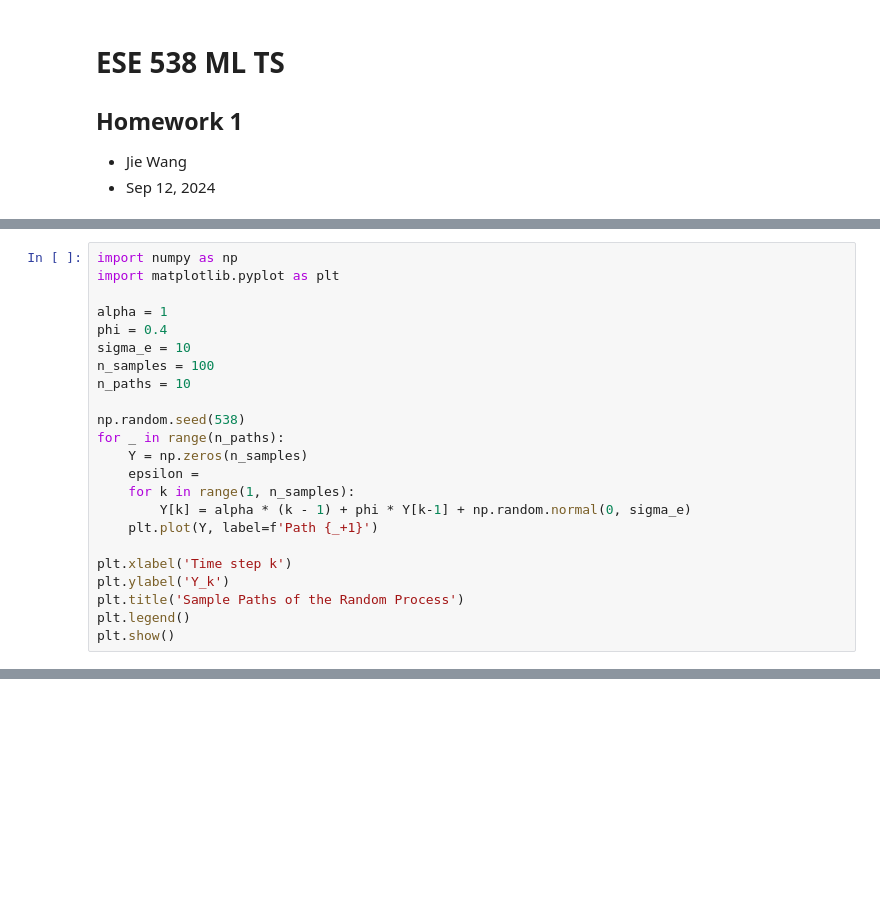
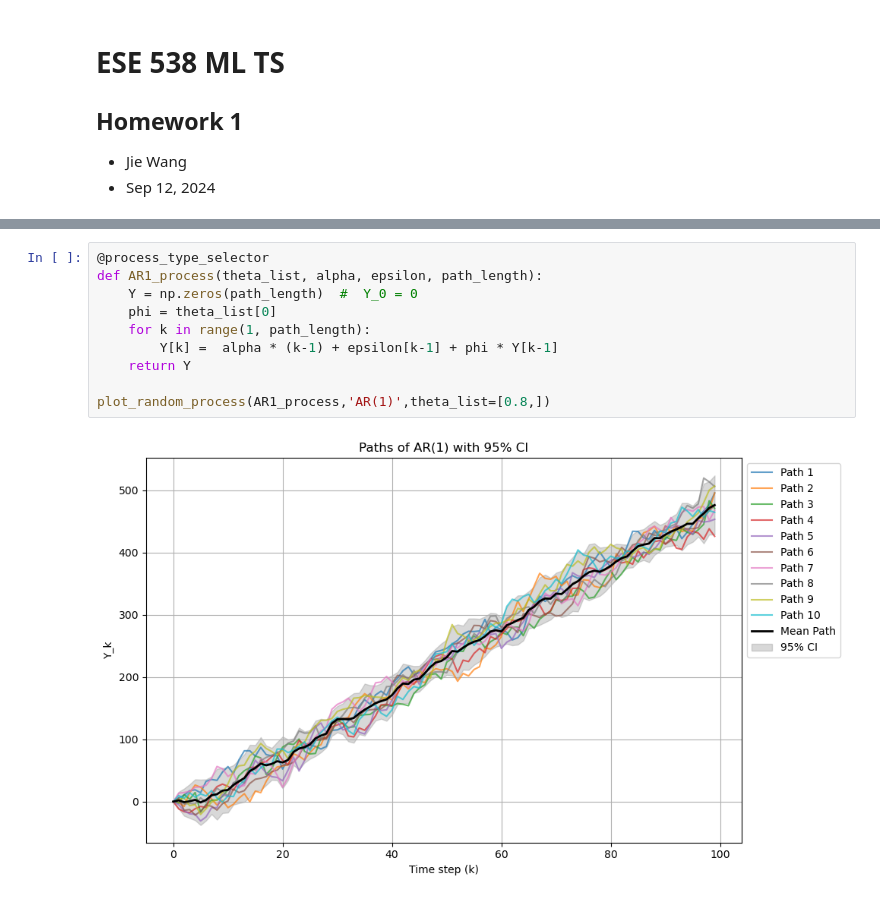
Before and after one commit to Everloom-129/ESE5380-ML-time-series, a Jupyter notebook: Assignments/hw1.ipynb, the cells around one changed output, grey strips where cells are left out. Saved outputs shown, nothing was run; the diff lists cells and outputs as text; blank space fills up the shorter version.

```diff
--- a/Assignments/hw1.ipynb
+++ b/Assignments/hw1.ipynb
@@ -11,23 +5,0 @@
-# %%
-import numpy as np
-import matplotlib.pyplot as plt
-
-alpha = 1
-phi = 0.4
-sigma_e = 10
-n_samples = 100
-n_paths = 10
-
-np.random.seed(538)
-for _ in range(n_paths):
-    Y = np.zeros(n_samples)
-    epsilon =
-    for k in range(1, n_samples):
-        Y[k] = alpha * (k - 1) + phi * Y[k-1] + np.random.normal(0, sigma_e)
-    plt.plot(Y, label=f'Path {_+1}')
-
-plt.xlabel('Time step k')
-plt.ylabel('Y_k')
-plt.title('Sample Paths of the Random Process')
-plt.legend()
-plt.show()
@@ -86,0 +66,12 @@ plt.show()
+# %%
+@process_type_selector
+def AR1_process(theta_list, alpha, epsilon, path_length):
+    Y = np.zeros(path_length)  #  Y_0 = 0
+    phi = theta_list[0]
+    for k in range(1, path_length):
+        Y[k] =  alpha * (k-1) + epsilon[k-1] + phi * Y[k-1]
+    return Y
+
+plot_random_process(AR1_process,'AR(1)',theta_list=[0.8,])
+# %% [output]
+[figure, added]
```
Also changed, not shown: parts of 13 cells of this notebook, 4 other files.
